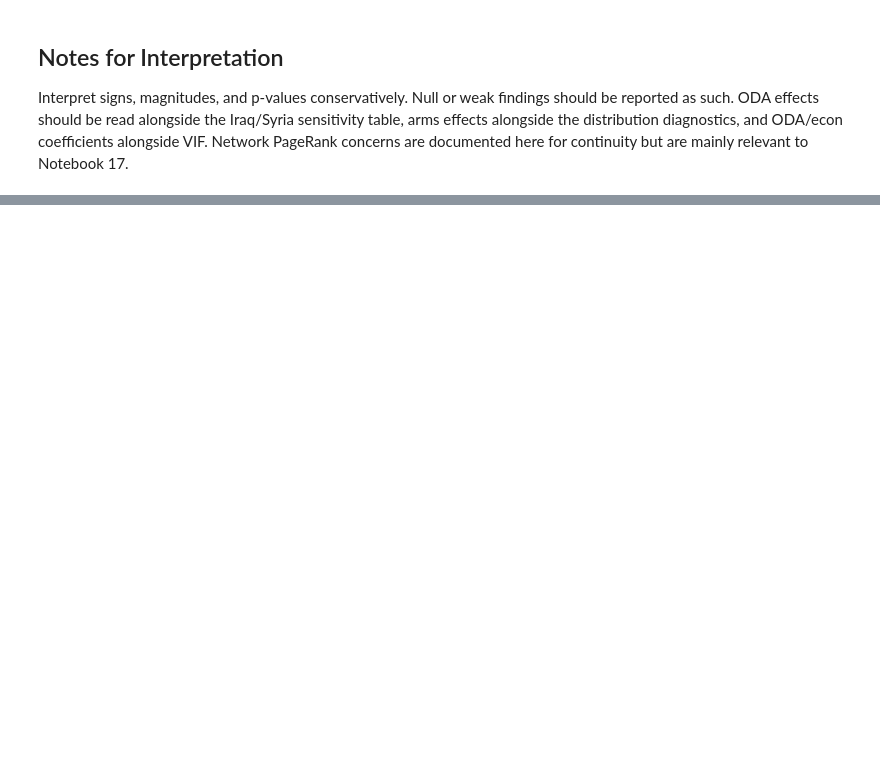
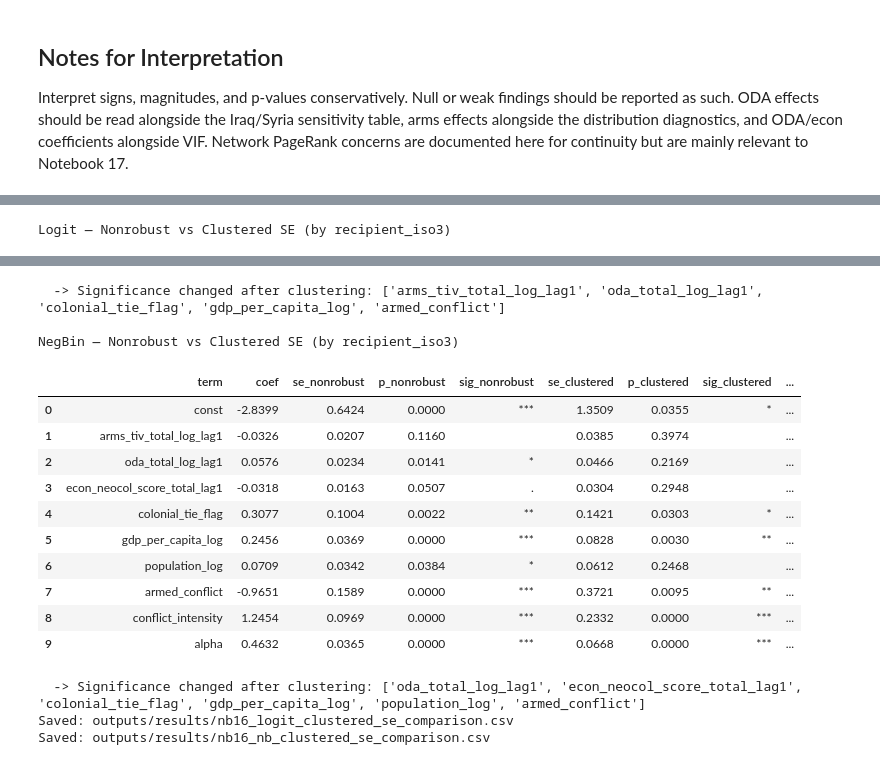
Before and after one commit to marfakozeletsUvA/Violent-Offenders-GPV---CSSci-, a Jupyter notebook: notebooks/16_baseline_hurdle_model.ipynb, the cells around one changed output, grey strips where cells are left out. Saved outputs shown, nothing was run; the diff lists cells and outputs as text; code cells hidden in the pictures; blank space fills up the shorter version.

```diff
--- a/notebooks/16_baseline_hurdle_model.ipynb
+++ b/notebooks/16_baseline_hurdle_model.ipynb
@@ -550,0 +555,59 @@ Interpret signs, magnitudes, and p-values conservatively. Null or weak findings
+# %%
+# Re-fit logit with clustered SEs — same X/y as Part A
+logit_clustered = Logit(y_logit, X_logit).fit(
+    cov_type='cluster',
+    cov_kwds={'groups': model_df['recipient_iso3'].values},
+    maxiter=200,
+    disp=False,
+)
+
+# Re-fit NegBin with clustered SEs — start from converged params to save time
+nb_clustered = NegativeBinomial(y_nb, X_nb).fit(
+    cov_type='cluster',
+    cov_kwds={'groups': positive_df['recipient_iso3'].values},
+    start_params=nb_result.params.values,
+    maxiter=300,
+    disp=False,
+)
+
+
+def se_comparison_table(plain_res, clustered_res, label):
+    rows = []
+    for term in plain_res.params.index:
+        rows.append({
+            'term': term,
+            'coef': plain_res.params[term],
+            'se_nonrobust': plain_res.bse[term],
+            'p_nonrobust': plain_res.pvalues[term],
+            'sig_nonrobust': add_significance(plain_res.pvalues[term]),
+            'se_clustered': clustered_res.bse[term],
+            'p_clustered': clustered_res.pvalues[term],
+            'sig_clustered': add_significance(clustered_res.pvalues[term]),
+        })
+    tbl = pd.DataFrame(rows)
+    tbl['sig_changed'] = tbl['sig_nonrobust'] != tbl['sig_clustered']
+    print(f'\n{label}')
+    display(tbl.round(4))
+    changed = tbl.loc[
+        tbl['sig_changed'] & ~tbl['term'].isin(['const', 'alpha']), 'term'
+    ].tolist()
+    if changed:
+        print(f'  -> Significance changed after clustering: {changed}')
+    else:
+        print('  -> No significance changes after clustering.')
+    return tbl
+
+
+logit_se_cmp = se_comparison_table(
+    logit_result, logit_clustered, 'Logit — Nonrobust vs Clustered SE (by recipient_iso3)'
+)
+nb_se_cmp = se_comparison_table(
+    nb_result, nb_clustered, 'NegBin — Nonrobust vs Clustered SE (by recipient_iso3)'
+)
+
+logit_se_cmp.to_csv(RESULTS_DIR / 'nb16_logit_clustered_se_comparison.csv', index=False)
+nb_se_cmp.to_csv(RESULTS_DIR / 'nb16_nb_clustered_se_comparison.csv', index=False)
+print('Saved: outputs/results/nb16_logit_clustered_se_comparison.csv')
+print('Saved: outputs/results/nb16_nb_clustered_se_comparison.csv')
+# %% [output]
+Logit — Nonrobust vs Clustered SE (by recipient_iso3)
@@ -550,0 +624,17 @@ Interpret signs, magnitudes, and p-values conservatively. Null or weak findings
+  -> Significance changed after clustering: ['arms_tiv_total_log_lag1', 'oda_total_log_lag1', 'colonial_tie_flag', 'gdp_per_capita_log', 'armed_conflict']
+
+NegBin — Nonrobust vs Clustered SE (by recipient_iso3)
+|  | term | coef | se_nonrobust | p_nonrobust | sig_nonrobust | se_clustered | p_clustered | sig_clustered | ... |
+| 0 | const | -2.8399 | 0.6424 | 0.0000 | *** | 1.3509 | 0.0355 | * | ... |
+| 1 | arms_tiv_total_log_lag1 | -0.0326 | 0.0207 | 0.1160 |  | 0.0385 | 0.3974 |  | ... |
+| 2 | oda_total_log_lag1 | 0.0576 | 0.0234 | 0.0141 | * | 0.0466 | 0.2169 |  | ... |
+| 3 | econ_neocol_score_total_lag1 | -0.0318 | 0.0163 | 0.0507 | . | 0.0304 | 0.2948 |  | ... |
+| 4 | colonial_tie_flag | 0.3077 | 0.1004 | 0.0022 | ** | 0.1421 | 0.0303 | * | ... |
+| 5 | gdp_per_capita_log | 0.2456 | 0.0369 | 0.0000 | *** | 0.0828 | 0.0030 | ** | ... |
+| 6 | population_log | 0.0709 | 0.0342 | 0.0384 | * | 0.0612 | 0.2468 |  | ... |
+| 7 | armed_conflict | -0.9651 | 0.1589 | 0.0000 | *** | 0.3721 | 0.0095 | ** | ... |
+| 8 | conflict_intensity | 1.2454 | 0.0969 | 0.0000 | *** | 0.2332 | 0.0000 | *** | ... |
+| 9 | alpha | 0.4632 | 0.0365 | 0.0000 | *** | 0.0668 | 0.0000 | *** | ... |
+  -> Significance changed after clustering: ['oda_total_log_lag1', 'econ_neocol_score_total_lag1', 'colonial_tie_flag', 'gdp_per_capita_log', 'population_log', 'armed_conflict']
+Saved: outputs/results/nb16_logit_clustered_se_comparison.csv
+Saved: outputs/results/nb16_nb_clustered_se_comparison.csv
```
Also changed, not shown: parts of 24 cells of this notebook, 19 other files.
